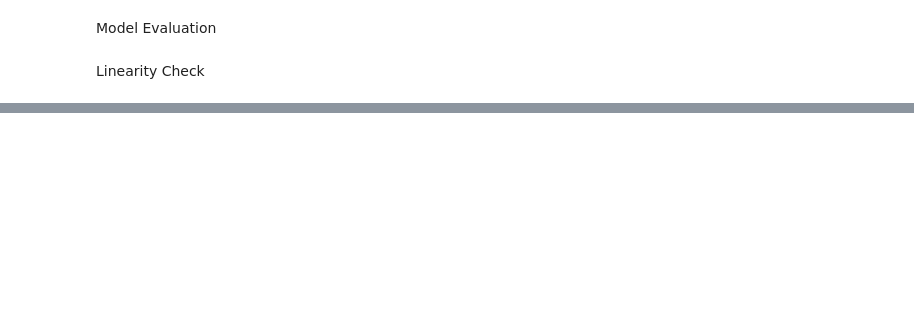
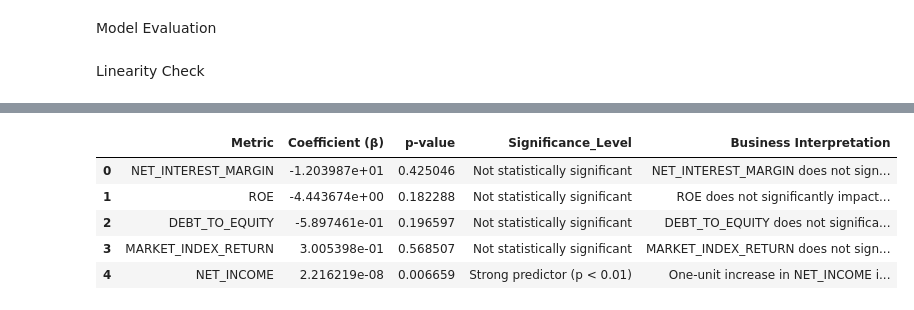
Before and after one commit to almasputri77/Almas_Final_Project, a Jupyter notebook: Project.ipynb, the cells around one changed output, grey strips where cells are left out. Cells and saved outputs as stored; diff of their text form; code cells hidden in the pictures; blank space fills up the shorter version.

```diff
--- a/Project.ipynb
+++ b/Project.ipynb
@@ -340,0 +343,76 @@ display(vif_df)
+# %%
+# 5. EXECUTIVE SUMMARY & KEY FINDINGS
+# -----------------------------------------------------
+
+# Pull coefficients and p-values from previous results
+summary_df = results.copy()
+
+# Remove intercept (const)
+summary_df = summary_df[summary_df.index != "const"]
+
+# Rank variables based on absolute coefficient size
+summary_df["Effect_Size"] = summary_df["Coefficient (β)"].abs()
+summary_df = summary_df.sort_values(by="Effect_Size", ascending=False)
+
+# Categorize significance level
+def strength(p):
+    if p < 0.01:
+        return "Strong predictor (p < 0.01)"
+    elif p < 0.05:
+        return "Moderate predictor (0.01 ≤ p < 0.05)"
+    else:
+        return "Not statistically significant"
+
+summary_df["Significance_Level"] = summary_df["p-value"].apply(strength)
+
+# Automatic business interpretation
+def interpret(row):
+    coef = row["Coefficient (β)"]
+    name = row.name
+
+    if row["p-value"] < 0.05:
+        direction = "increase" if coef > 0 else "decrease"
+        return (
+            f"One-unit increase in {name} is associated with a "
+            f"{abs(coef):.2f}-unit {direction} in stock price (log scale)."
+        )
+    else:
+        return f"{name} does not significantly impact the stock price."
+
+summary_df["Business Interpretation"] = summary_df.apply(interpret, axis=1)
+
+# -----------------------------------------------------
+# EXECUTIVE SUMMARY TEXT
+# -----------------------------------------------------
+
+significant_vars = summary_df[summary_df["p-value"] < 0.05]
+
+executive_summary = f"""
+Executive Summary of Findings:
+
+This regression analysis examined {len(df)} years of financial data to identify key
+drivers of the company's stock price. The model explains {model.rsquared:.2f} of the
+variation in stock price (R² = {model.rsquared:.2f}, p < {model.f_pvalue:.4f}).
+
+A total of {len(significant_vars)} financial variables emerged as statistically significant
+predictors of stock price performance. The strongest predictors identified in this model are:
+
+{', '.join(significant_vars.index)}
+"""
+
+print(executive_summary)
+
+# -----------------------------------------------------
+# DISPLAY KEY FINDINGS TABLE
+# -----------------------------------------------------
+
+key_findings = summary_df.reset_index().rename(columns={"index": "Metric"})
+
+display(key_findings[[
+    "Metric",
+    "Coefficient (β)",
+    "p-value",
+    "Significance_Level",
+    "Business Interpretation"
+]])
+# %% [output]
@@ -340,0 +429,6 @@ display(vif_df)
+|  | Metric | Coefficient (β) | p-value | Significance_Level | Business Interpretation |
+| 0 | NET_INTEREST_MARGIN | -1.203987e+01 | 0.425046 | Not statistically significant | NET_INTEREST_MARGIN does not sign... |
+| 1 | ROE | -4.443674e+00 | 0.182288 | Not statistically significant | ROE does not significantly impact... |
+| 2 | DEBT_TO_EQUITY | -5.897461e-01 | 0.196597 | Not statistically significant | DEBT_TO_EQUITY does not significa... |
+| 3 | MARKET_INDEX_RETURN | 3.005398e-01 | 0.568507 | Not statistically significant | MARKET_INDEX_RETURN does not sign... |
+| 4 | NET_INCOME | 2.216219e-08 | 0.006659 | Strong predictor (p < 0.01) | One-unit increase in NET_INCOME i... |
```
Also changed, not shown: parts of 8 cells of this notebook.
